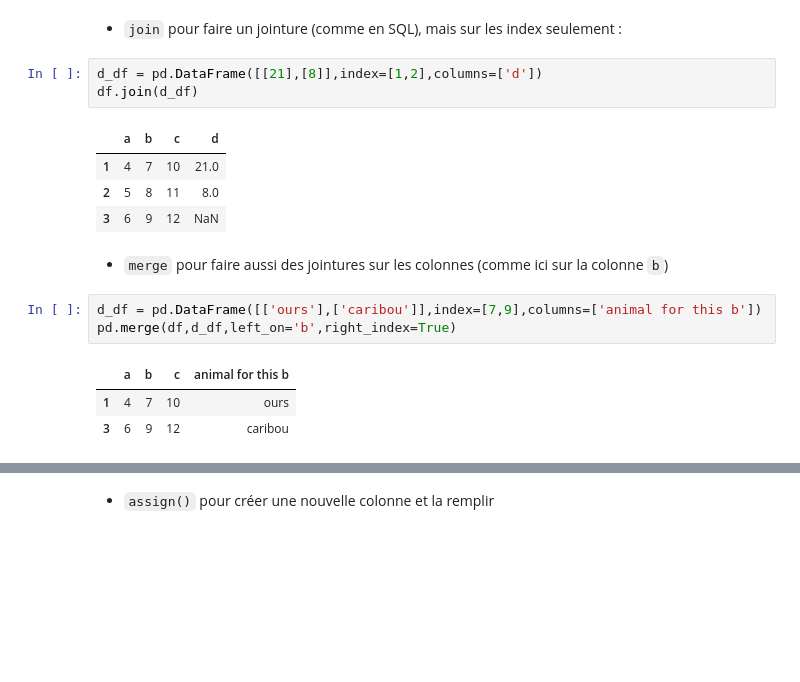
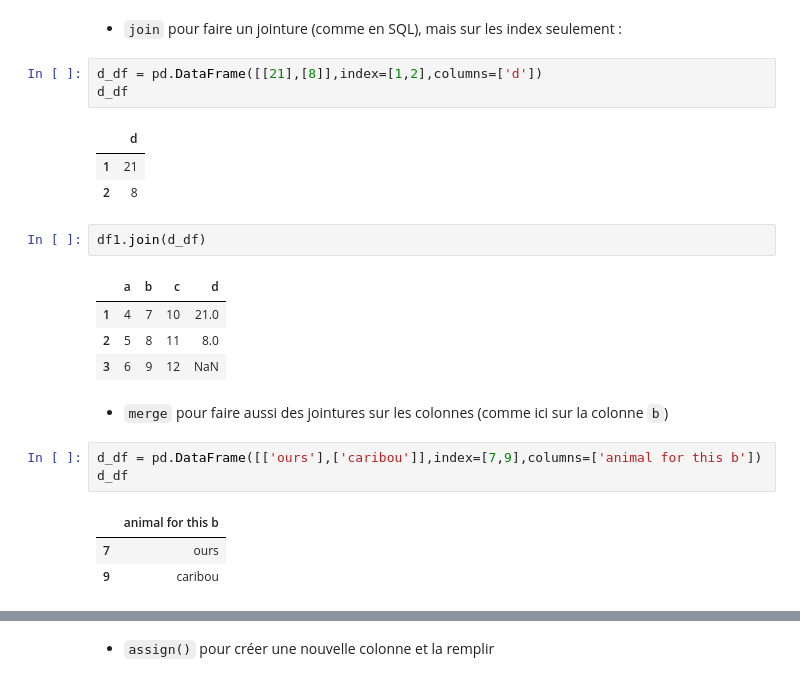
Before and after one commit to fadibadra/m1, a Jupyter notebook: tps/seance_5_pandas_matplotlib_seaborn/5.1 pandas.ipynb, the cells around one changed output, grey strips where cells are left out. Drawn from its saved outputs; the diff is of its cells as text; blank space fills up the shorter version.

```diff
--- a/tps/seance_5_pandas_matplotlib_seaborn/5.1 pandas.ipynb
+++ b/tps/seance_5_pandas_matplotlib_seaborn/5.1 pandas.ipynb
@@ -464,18 +476,24 @@ pd.concat([df,new_df])
 - `join` pour faire un jointure (comme en SQL), mais sur les index seulement :
 # %%
 d_df = pd.DataFrame([[21],[8]],index=[1,2],columns=['d'])
-df.join(d_df)
+d_df
 # %% [output]
-|  | a | b | c | d |
-| 1 | 4 | 7 | 10 | 21.0 |
-| 2 | 5 | 8 | 11 | 8.0 |
-| 3 | 6 | 9 | 12 | NaN |
+|  | d |
+| 1 | 21 |
+| 2 | 8 |
+# %%
+df1.join(d_df)
+# %% [output]
+|  | a | b | c | d |
+| 1 | 4 | 7 | 10 | 21.0 |
+| 2 | 5 | 8 | 11 | 8.0 |
+| 3 | 6 | 9 | 12 | NaN |
 # %% [markdown]
 - `merge` pour faire aussi des jointures sur les colonnes (comme ici sur la colonne `b`)
 # %%
 d_df = pd.DataFrame([['ours'],['caribou']],index=[7,9],columns=['animal for this b'])
-pd.merge(df,d_df,left_on='b',right_index=True)
+d_df
 # %% [output]
-|  | a | b | c | animal for this b |
-| 1 | 4 | 7 | 10 | ours |
-| 3 | 6 | 9 | 12 | caribou |
+|  | animal for this b |
+| 7 | ours |
+| 9 | caribou |
```
Also changed, not shown: parts of 6 cells of this notebook.
